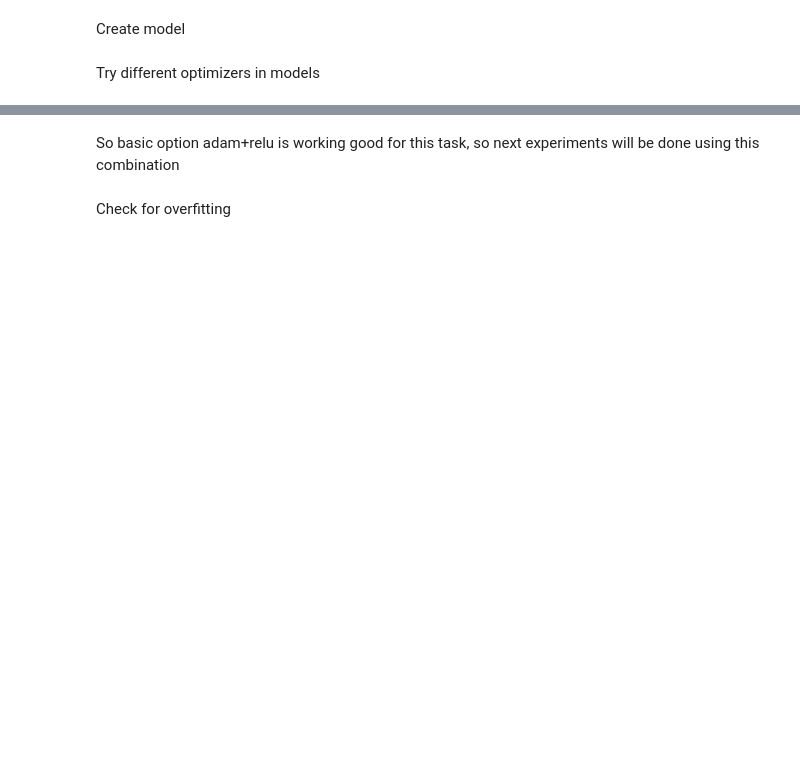
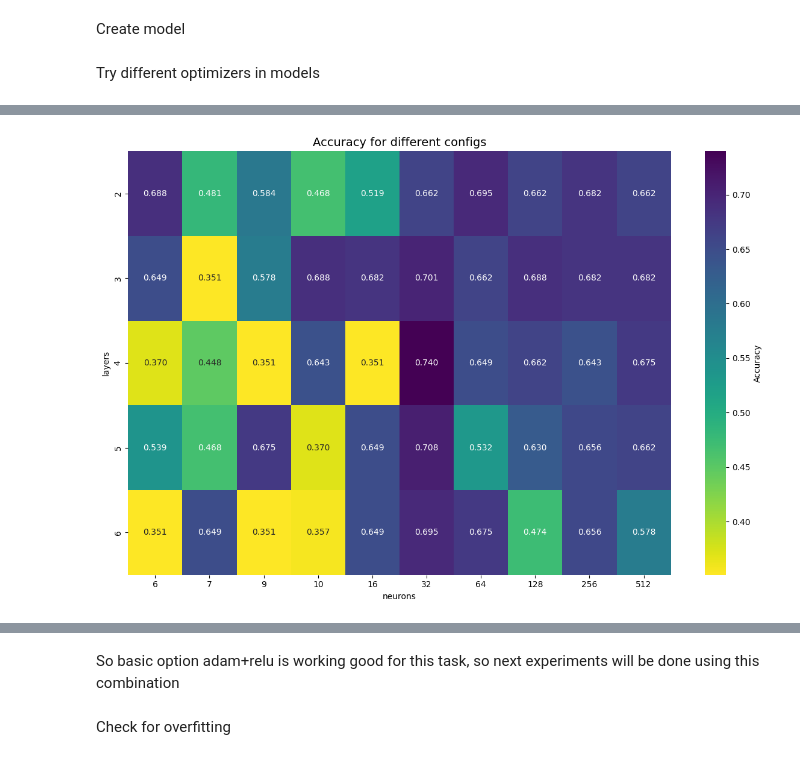
Before and after one commit to Ssomkk/DL-Labs, a Jupyter notebook: lab1/Lab1.2.ipynb, the cells around one changed output, grey strips where cells are left out. Drawn from its saved outputs; the diff is of its cells as text; code cells hidden in the pictures; blank space fills up the shorter version.

```diff
--- a/lab1/Lab1.2.ipynb
+++ b/lab1/Lab1.2.ipynb
@@ -469,0 +461,97 @@ print(df)
+# %%
+plt.style.use('default')
+all_results = []
+for i, l in enumerate(layers):
+    for j, n in enumerate(neurons):
+        accuracy, precision, recall, f1 = metrics_diff_lay_neur[i][j]
+        all_results.append((accuracy, l, n, precision, recall, f1))
+
+top_10 = sorted(all_results, reverse=True)[:10]
+
+print(f"{'№':<3} {'Layers':<8} {'Neurons':<10} {'Accuracy':<8} {'Precision':<8} {'Recall':<8} {'F1':<8}")
+print("-" * 50)
+
+for i, (accuracy, l, n, precision, recall, f1) in enumerate(top_10, 1):
+    print(f"{i:<3} {l:<8} {n:<10} {accuracy:<8} {precision:<8} {recall:<8} {f1:<8}")
+
+
+# heatmap by Accuracy matrix
+accuracy_matrix = np.array([[metrics_diff_lay_neur[i][j][0]
+                         for j in range(len(neurons))]
+                        for i in range(len(layers))])
+
+plt.figure(figsize=(12, 8))
+sns.heatmap(accuracy_matrix,
+            annot=True,
+            fmt='.3f',
+            xticklabels=neurons,
+            yticklabels=layers,
+            cmap='viridis_r',
+            cbar_kws={'label': 'Accuracy'}
+            )
+plt.title('Accuracy for different configs', fontsize=14)
+plt.xlabel('neurons')
+plt.ylabel('layers')
+plt.tight_layout()
+plt.show()
+
+# heatmap by Precision matrix
+precision_matrix = np.array([[metrics_diff_lay_neur[i][j][1]
+                         for j in range(len(neurons))]
+                        for i in range(len(layers))])
+
+plt.figure(figsize=(12, 8))
+sns.heatmap(precision_matrix,
+            annot=True,
+            fmt='.3f',
+            xticklabels=neurons,
+            yticklabels=layers,
+            cmap='viridis_r',
+            cbar_kws={'label': 'Precision'}
+            )
+plt.title('Precision for different configsв', fontsize=14)
+plt.xlabel('neurons')
+plt.ylabel('layers')
+plt.tight_layout()
+plt.show()
+
+# heatmap by Recall matrix
+recall_matrix = np.array([[metrics_diff_lay_neur[i][j][2]
+                         for j in range(len(neurons))]
+                        for i in range(len(layers))])
+
+plt.figure(figsize=(12, 8))
+sns.heatmap(recall_matrix,
+            annot=True,
+            fmt='.3f',
+            xticklabels=neurons,
+            yticklabels=layers,
+            cmap='viridis_r',
+            cbar_kws={'label': 'Recall'}
+            )
+plt.title('Recall for different configs', fontsize=14)
+plt.xlabel('neurons')
+plt.ylabel('layers')
+plt.tight_layout()
+plt.show()
+
+# heatmap by F1 matrix
+f1_matrix = np.array([[metrics_diff_lay_neur[i][j][3]
+                         for j in range(len(neurons))]
+                        for i in range(len(layers))])
+
+plt.figure(figsize=(12, 8))
+sns.heatmap(f1_matrix,
+            annot=True,
+            fmt='.3f',
+            xticklabels=neurons,
+            yticklabels=layers,
+            cmap='viridis_r',
+            cbar_kws={'label': 'F1'}
+            )
+plt.title('F1 for different configs', fontsize=14)
+plt.xlabel('neurons')
+plt.ylabel('layers')
+plt.tight_layout()
+plt.show()
+# %% [output]
@@ -469,0 +570 @@ print(df)
+[figure, added]
```
Also changed, not shown: parts of 19 cells of this notebook, 2 other files.
